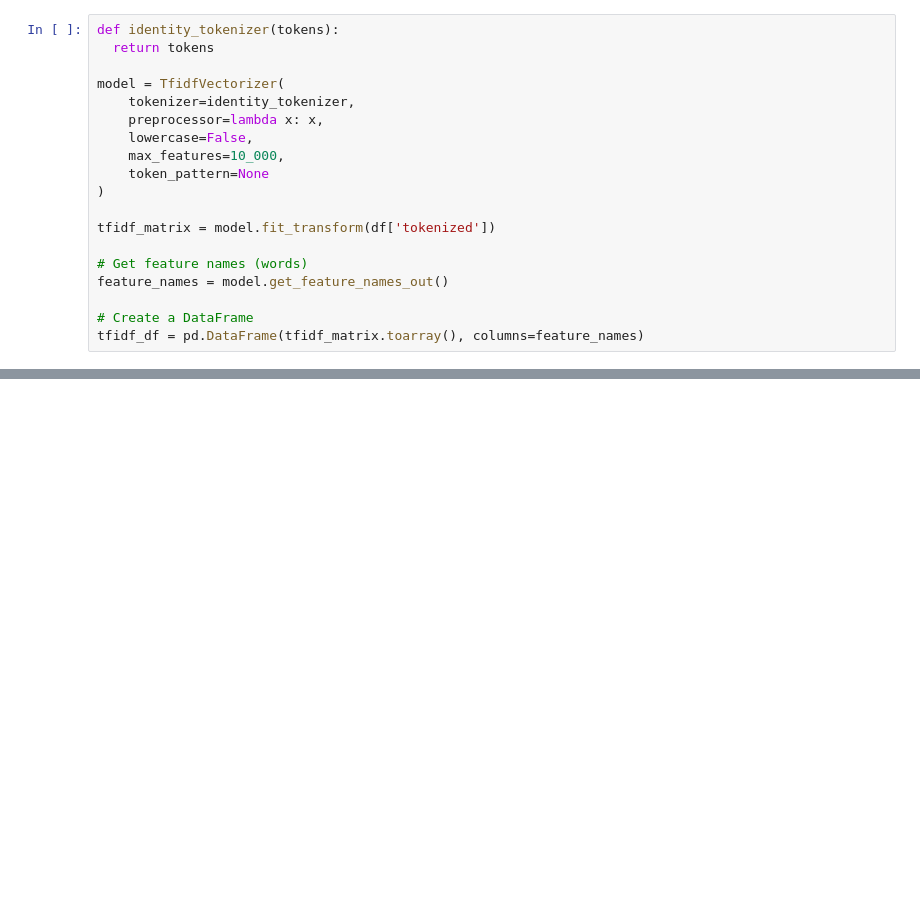
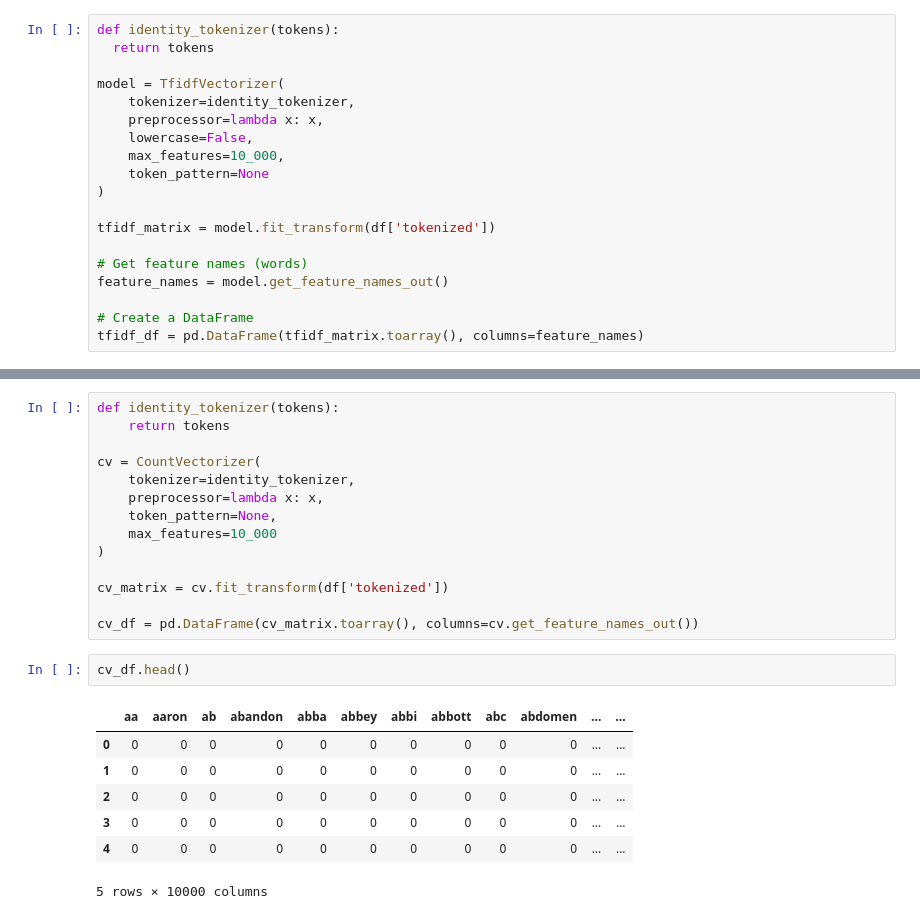
Before and after one commit to divyam-rana/Unsupervised-ML, a Jupyter notebook: M1_Checkpoint.ipynb, the cells around one changed output, grey strips where cells are left out. Cells and saved outputs as stored; diff of their text form; blank space fills up the shorter version.

```diff
--- a/M1_Checkpoint.ipynb
+++ b/M1_Checkpoint.ipynb
@@ -276,0 +291,24 @@ tfidf_df = pd.DataFrame(tfidf_matrix.toarray(), columns=feature_names)
+# %%
+def identity_tokenizer(tokens):
+    return tokens
+
+cv = CountVectorizer(
+    tokenizer=identity_tokenizer,
+    preprocessor=lambda x: x,
+    token_pattern=None,
+    max_features=10_000
+)
+
+cv_matrix = cv.fit_transform(df['tokenized'])
+
+cv_df = pd.DataFrame(cv_matrix.toarray(), columns=cv.get_feature_names_out())
+# %%
+cv_df.head()
+# %% [output]
+|  | aa | aaron | ab | abandon | abba | abbey | abbi | abbott | abc | abdomen | ... | ... |
+| 0 | 0 | 0 | 0 | 0 | 0 | 0 | 0 | 0 | 0 | 0 | ... | ... |
+| 1 | 0 | 0 | 0 | 0 | 0 | 0 | 0 | 0 | 0 | 0 | ... | ... |
+| 2 | 0 | 0 | 0 | 0 | 0 | 0 | 0 | 0 | 0 | 0 | ... | ... |
+| 3 | 0 | 0 | 0 | 0 | 0 | 0 | 0 | 0 | 0 | 0 | ... | ... |
+| 4 | 0 | 0 | 0 | 0 | 0 | 0 | 0 | 0 | 0 | 0 | ... | ... |
+5 rows × 10000 columns
```
Also changed, not shown: parts of 5 cells of this notebook.
